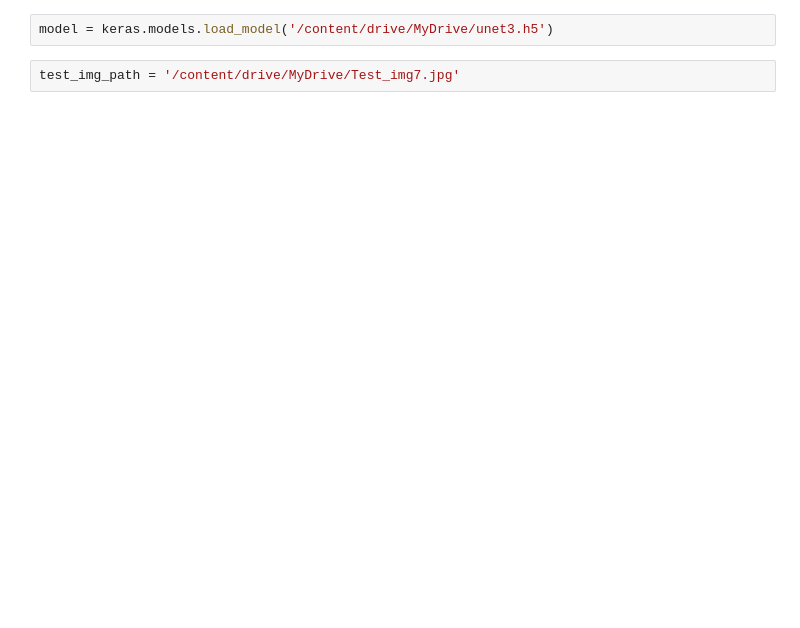
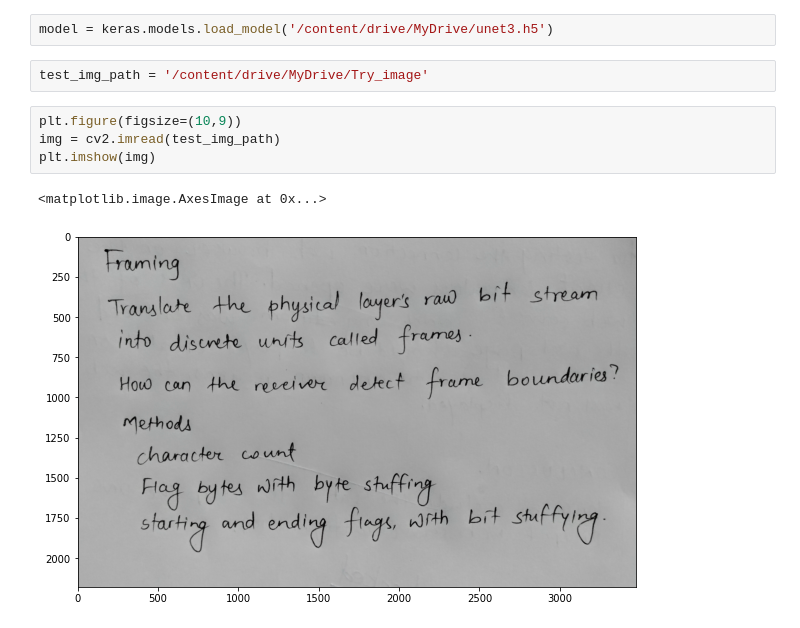
Before and after one commit to Saroj12Dangol/Document-Scanner, a Jupyter notebook: Unet.ipynb, the cells around one changed output. Drawn from its saved outputs; the diff is of its cells as text; blank space fills up the shorter version.

```diff
--- a/Unet.ipynb
+++ b/Unet.ipynb
@@ -191,6 +206,13 @@ model.save('/content/drive/MyDrive/unet3.h5')
 # %%
 model = keras.models.load_model('/content/drive/MyDrive/unet3.h5')
 # %%
-test_img_path = '/content/drive/MyDrive/Test_img7.jpg'
+test_img_path = '/content/drive/MyDrive/Try_image'
+# %%
+plt.figure(figsize=(10,9))
+img = cv2.imread(test_img_path)
+plt.imshow(img)
+# %% [output]
+<matplotlib.image.AxesImage at 0x...>
+[figure, added]
 # %%
 img=cv2.imread(test_img_path, 0)
```
Also changed, not shown: parts of 36 cells of this notebook.
